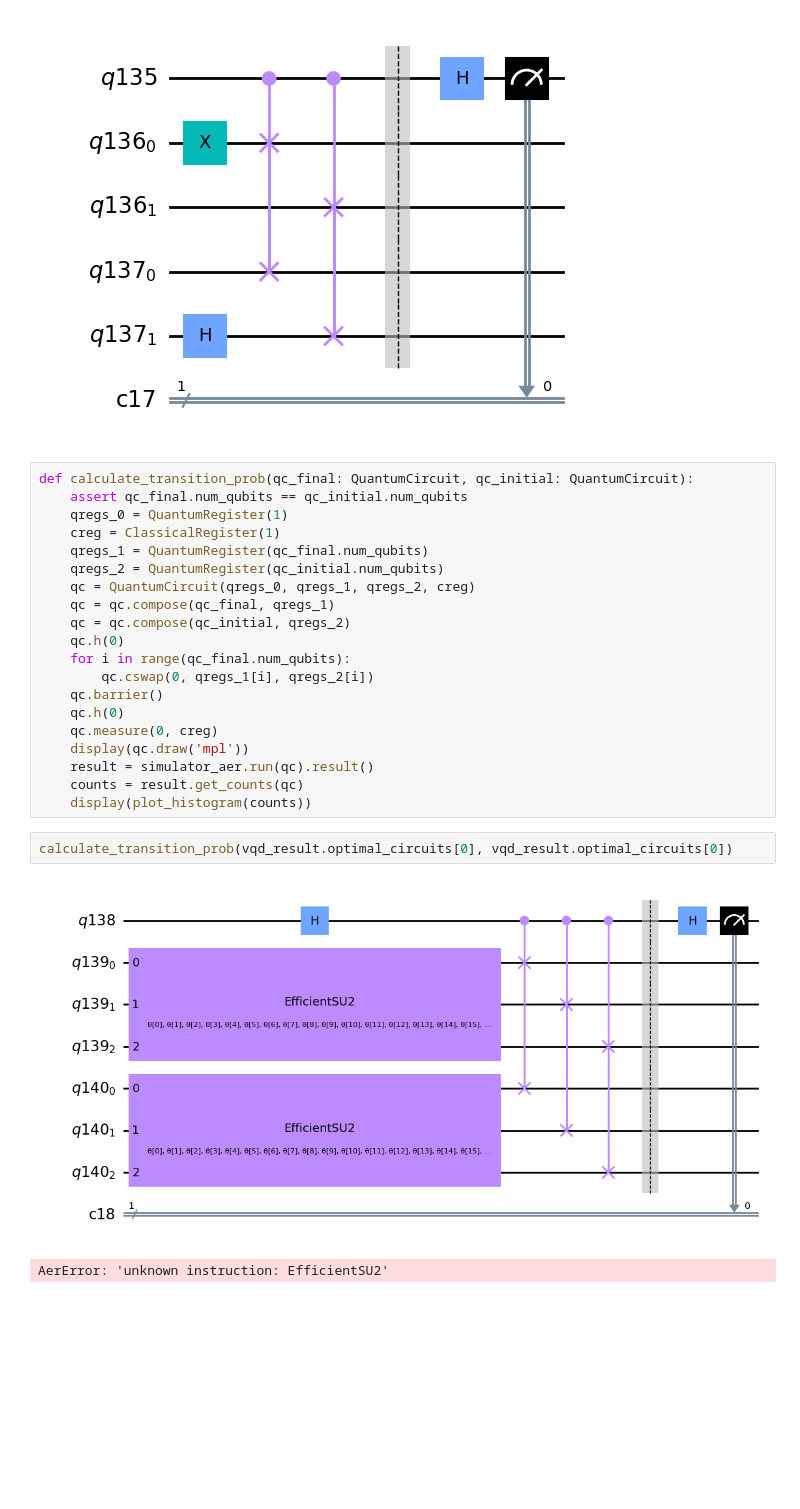
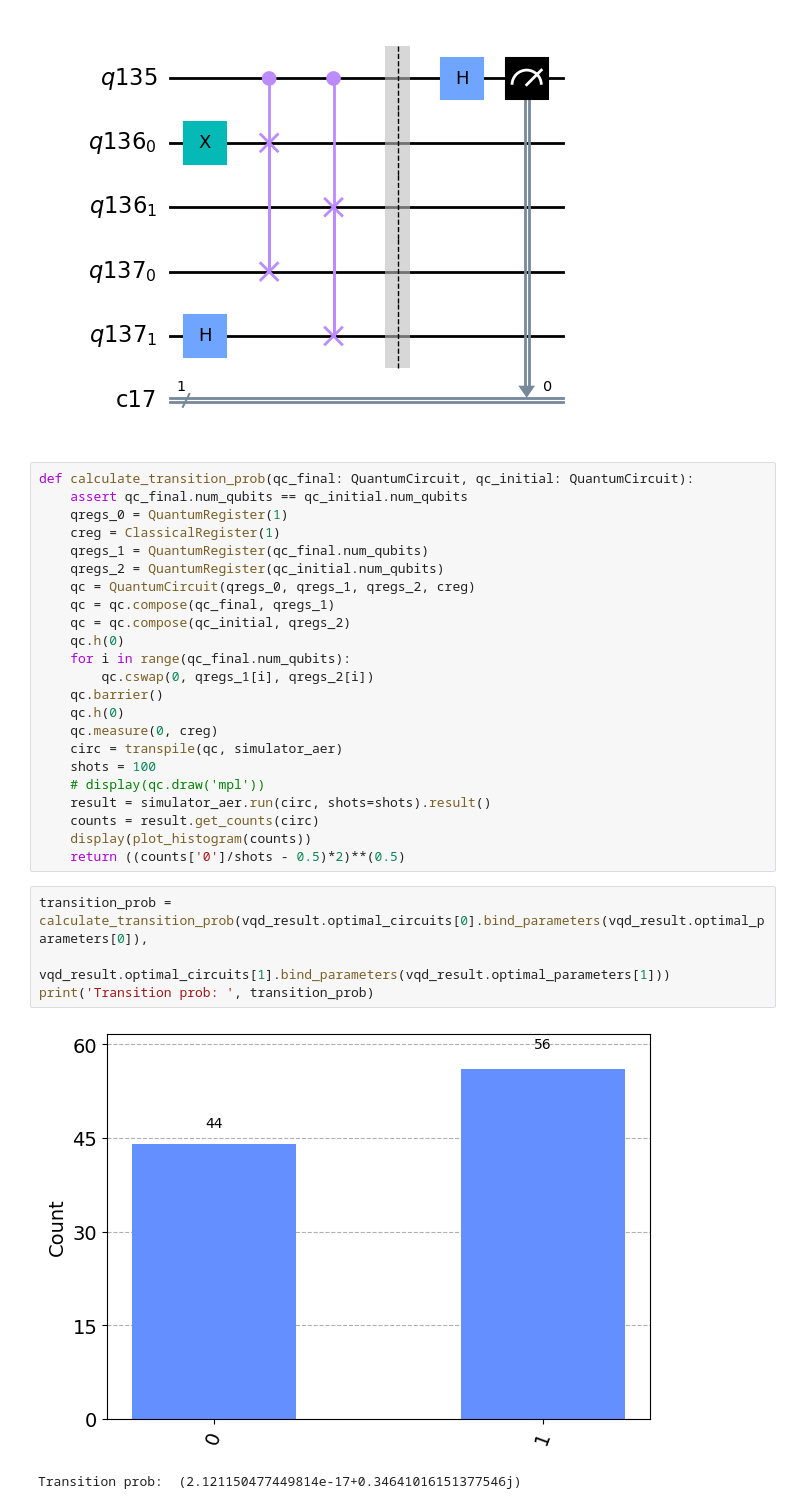
Before and after one commit to thspreetham98/BIG-Q-Hackathon-Chicago-General-Atomics-Quantinuum, a Jupyter notebook: main.ipynb, the cells around one changed output. Drawn from its saved outputs; the diff is of its cells as text; blank space fills up the shorter version.

Commit message:
transition prob

```diff
--- a/main.ipynb
+++ b/main.ipynb
@@ -156,12 +156,17 @@ def calculate_transition_prob(qc_final: QuantumCircuit, qc_initial: QuantumCircu
     qc.barrier()
     qc.h(0)
     qc.measure(0, creg)
-    display(qc.draw('mpl'))
-    result = simulator_aer.run(qc).result()
-    counts = result.get_counts(qc)
+    circ = transpile(qc, simulator_aer)
+    shots = 100
+    # display(qc.draw('mpl'))
+    result = simulator_aer.run(circ, shots=shots).result()
+    counts = result.get_counts(circ)
     display(plot_histogram(counts))
+    return ((counts['0']/shots - 0.5)*2)**(0.5)
-# %%
-calculate_transition_prob(vqd_result.optimal_circuits[0], vqd_result.optimal_circuits[0])
-# %% [output]
-[figure, removed]
-AerError: 'unknown instruction: EfficientSU2'
+# %%
+transition_prob = calculate_transition_prob(vqd_result.optimal_circuits[0].bind_parameters(vqd_result.optimal_parameters[0]),
+                          vqd_result.optimal_circuits[1].bind_parameters(vqd_result.optimal_parameters[1]))
+print('Transition prob: ', transition_prob)
+# %% [output]
+[figure, added]
+Transition prob:  (2.121150477449814e-17+0.34641016151377546j)
```
Also changed, not shown: parts of 1 cell of this notebook.
